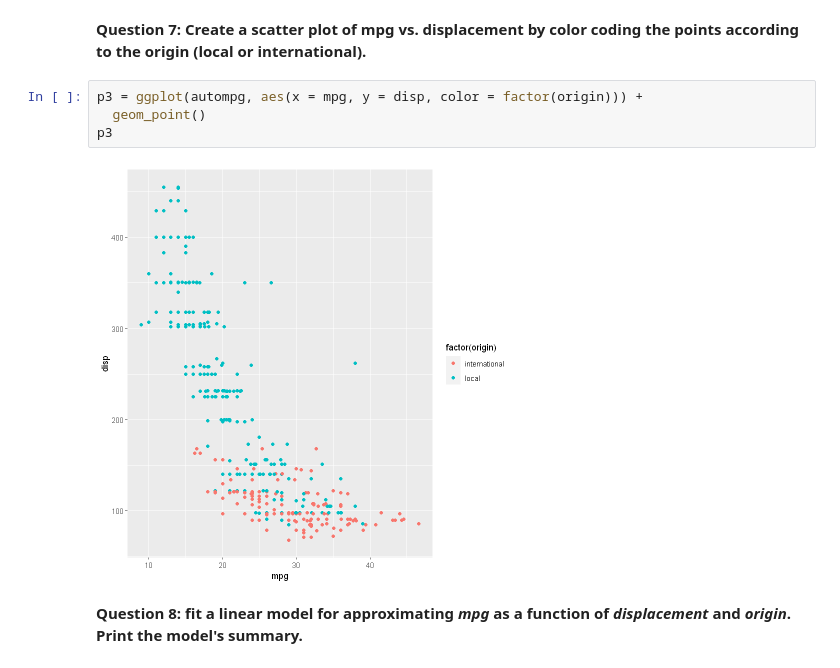
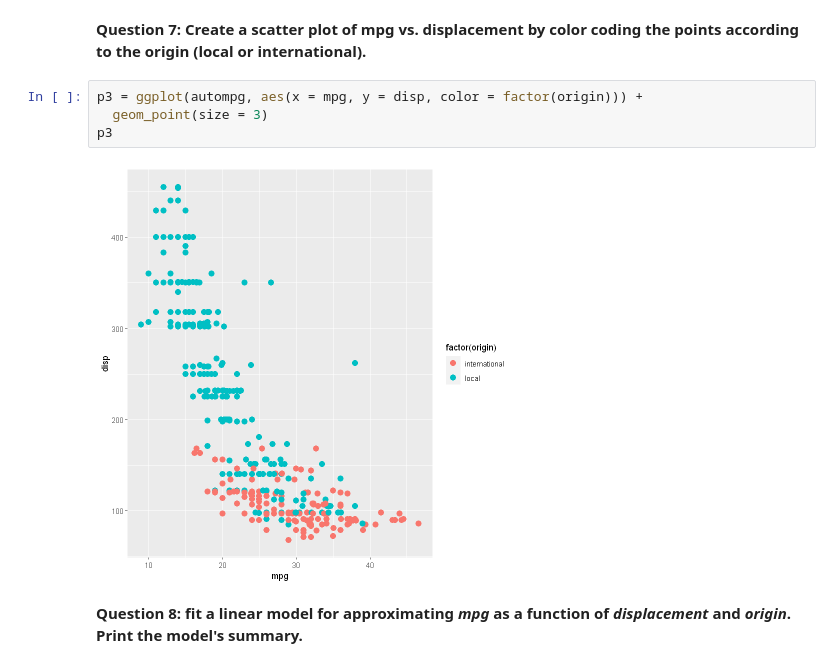
Before and after one commit to prathikshetty9b/Applied-Probability-and-Statistics, a Jupyter notebook: Codes/Lab-Exam/AAPS_LabFinal_PrathikBShetty.ipynb, the cells around one changed output. Cells and saved outputs as stored; diff of their text form.

```diff
--- a/Codes/Lab-Exam/AAPS_LabFinal_PrathikBShetty.ipynb
+++ b/Codes/Lab-Exam/AAPS_LabFinal_PrathikBShetty.ipynb
@@ -155,10 +155,10 @@ p2
 **Question 7: Create a scatter plot of mpg vs. displacement by color coding the points according to the origin (local or international).**
 # %%
 p3 = ggplot(autompg, aes(x = mpg, y = disp, color = factor(origin))) +
-  geom_point()
+  geom_point(size = 3)
 p3
 # %% [output]
-[figure, old version]
+[figure, new version]
 # %% [markdown]
 **Question 8: fit a linear model for approximating *mpg* as a function of *displacement* and *origin*. Print the model's summary.**
 # %%
```
Also changed, not shown: parts of 14 cells of this notebook.
